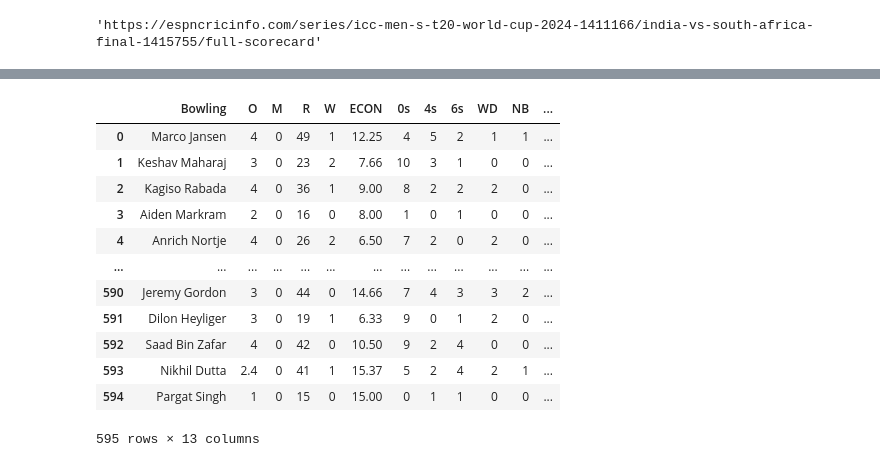
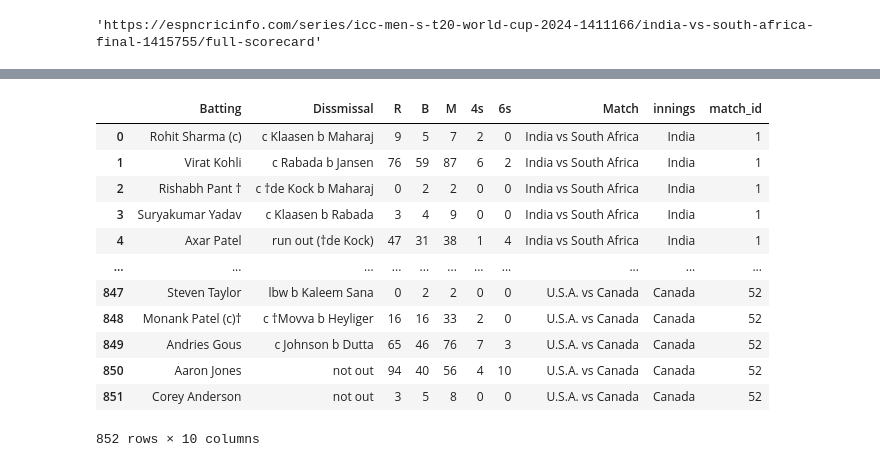
Before and after one commit to swarajmali45/cricket-data-analytics, a Jupyter notebook: match_summary.ipynb, the cells around one changed output, grey strips where cells are left out. Drawn from its saved outputs; the diff is of its cells as text; code cells hidden in the pictures.

```diff
--- a/match_summary.ipynb
+++ b/match_summary.ipynb
@@ -35,7 +56,7 @@ soup = bs(req.content)
 # %%
 # Function to create a dataframe from batting table
 
-def create_batting_df(batting_table, soup):
+def create_batting_df(batting_table, soup, count):
   columns = batting_table.find('thead').find_all('th')
   column_names = [c.string for c in columns]
   table_rows = batting_table.find('tbody').find_all('tr')
@@ -59,27 +80,31 @@ def create_batting_df(batting_table, soup):
   innings1 = soup.select('span.ds-text-title-xs.ds-font-bold.ds-capitalize')[0].get_text()
   df['innings'] = innings1
 
+  df['match_id'] = count
+
   return df
 # %%
 score_links = ["https://espncricinfo.com" + link for link in links]
 df_batting = pd.DataFrame()
-count = 0
+count = 1
 for link in score_links:
   req = requests.get(link)
   soup = bs(req.content)
   batting_table = soup.find_all('table', class_="ci-scorecard-table")
 
   batting_first = batting_table[0]
-  df1 = create_batting_df(batting_first, soup)
+  df1 = create_batting_df(batting_first, soup, count)
 
   if len(batting_table) == 2:
     batting_second = batting_table[1]
-    df2 = create_batting_df(batting_second, soup)
+    df2 = create_batting_df(batting_second, soup, count)
     df_batting = pd.concat([df_batting, df1, df2], ignore_index=True)
 
   else:
     df_batting = pd.concat([df_batting, df1], ignore_index=True)
 
+  count += 1
+
 df_batting = df_batting.drop(columns=['SR'])
 # %% [markdown]
 ## For Bowling Scorecard:
@@ -190,19 +198,19 @@ for link in score_links:
-# %%
-df_bowling
-# %% [output]
-|  | Bowling | O | M | R | W | ECON | 0s | 4s | 6s | WD | NB | ... |
-| 0 | Marco Jansen | 4 | 0 | 49 | 1 | 12.25 | 4 | 5 | 2 | 1 | 1 | ... |
-| 1 | Keshav Maharaj | 3 | 0 | 23 | 2 | 7.66 | 10 | 3 | 1 | 0 | 0 | ... |
-| 2 | Kagiso Rabada | 4 | 0 | 36 | 1 | 9.00 | 8 | 2 | 2 | 2 | 0 | ... |
-| 3 | Aiden Markram | 2 | 0 | 16 | 0 | 8.00 | 1 | 0 | 1 | 0 | 0 | ... |
-| 4 | Anrich Nortje | 4 | 0 | 26 | 2 | 6.50 | 7 | 2 | 0 | 2 | 0 | ... |
-| ... | ... | ... | ... | ... | ... | ... | ... | ... | ... | ... | ... | ... |
-| 590 | Jeremy Gordon | 3 | 0 | 44 | 0 | 14.66 | 7 | 4 | 3 | 3 | 2 | ... |
-| 591 | Dilon Heyliger | 3 | 0 | 19 | 1 | 6.33 | 9 | 0 | 1 | 2 | 0 | ... |
-| 592 | Saad Bin Zafar | 4 | 0 | 42 | 0 | 10.50 | 9 | 2 | 4 | 0 | 0 | ... |
-| 593 | Nikhil Dutta | 2.4 | 0 | 41 | 1 | 15.37 | 5 | 2 | 4 | 2 | 1 | ... |
-| 594 | Pargat Singh | 1 | 0 | 15 | 0 | 15.00 | 0 | 1 | 1 | 0 | 0 | ... |
-595 rows × 13 columns
+# %%
+df_batting
+# %% [output]
+|  | Batting | Dissmissal | R | B | M | 4s | 6s | Match | innings | match_id |
+| 0 | Rohit Sharma (c) | c Klaasen b Maharaj | 9 | 5 | 7 | 2 | 0 | India vs South Africa | India | 1 |
+| 1 | Virat Kohli | c Rabada b Jansen | 76 | 59 | 87 | 6 | 2 | India vs South Africa | India | 1 |
+| 2 | Rishabh Pant † | c †de Kock b Maharaj | 0 | 2 | 2 | 0 | 0 | India vs South Africa | India | 1 |
+| 3 | Suryakumar Yadav | c Klaasen b Rabada | 3 | 4 | 9 | 0 | 0 | India vs South Africa | India | 1 |
+| 4 | Axar Patel | run out (†de Kock) | 47 | 31 | 38 | 1 | 4 | India vs South Africa | India | 1 |
+| ... | ... | ... | ... | ... | ... | ... | ... | ... | ... | ... |
+| 847 | Steven Taylor | lbw b Kaleem Sana | 0 | 2 | 2 | 0 | 0 | U.S.A. vs Canada | Canada | 52 |
+| 848 | Monank Patel (c)† | c †Movva b Heyliger | 16 | 16 | 33 | 2 | 0 | U.S.A. vs Canada | Canada | 52 |
+| 849 | Andries Gous | c Johnson b Dutta | 65 | 46 | 76 | 7 | 3 | U.S.A. vs Canada | Canada | 52 |
+| 850 | Aaron Jones | not out | 94 | 40 | 56 | 4 | 10 | U.S.A. vs Canada | Canada | 52 |
+| 851 | Corey Anderson | not out | 3 | 5 | 8 | 0 | 0 | U.S.A. vs Canada | Canada | 52 |
+852 rows × 10 columns
 # %%
 df_bowling.to_csv("bowling.csv", index=False)
 df_batting.to_csv("batting.csv", index=False)
```
Also changed, not shown: parts of 4 cells of this notebook, 3 other files.
